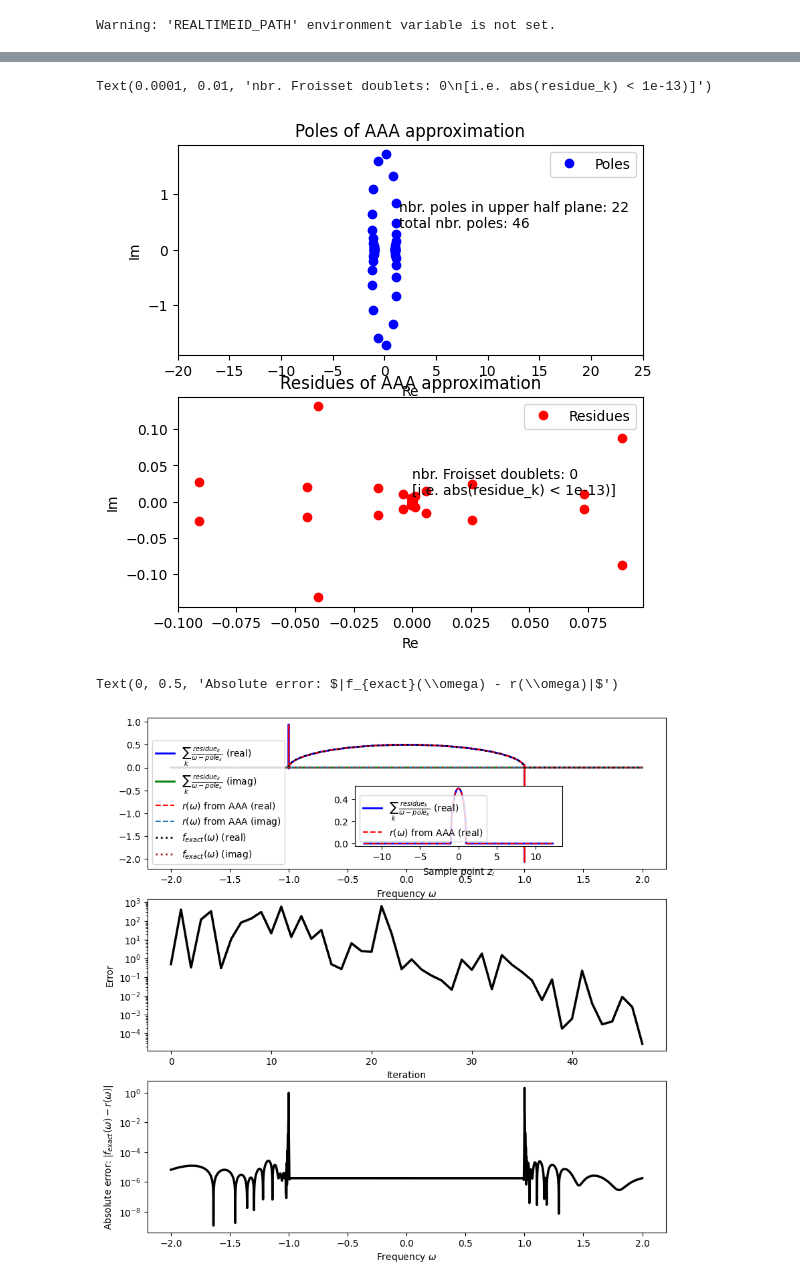
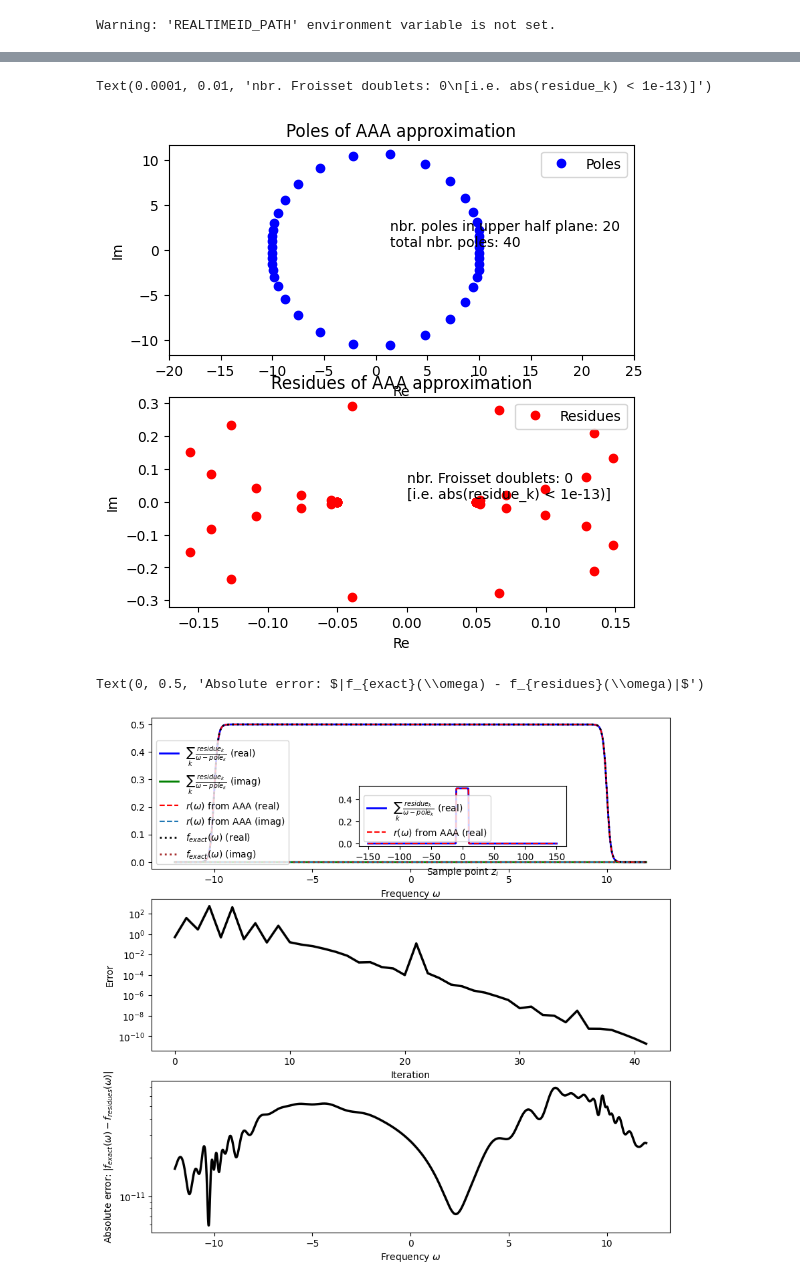
Before and after one commit to jthoenniss/RealTimeID, a Jupyter notebook: notebooks/aaa.ipynb, the cells around one changed output, grey strips where cells are left out. Drawn from its saved outputs; the diff is of its cells as text; code cells hidden in the pictures.

```diff
--- a/notebooks/aaa.ipynb
+++ b/notebooks/aaa.ipynb
@@ -25,11 +25,11 @@ Warning: 'REALTIMEID_PATH' environment variable is not set.
 
     return result"""
 
-spec_dens = lambda x: spec_dens_semi_circle(x) # semi circle spectral density that is nonzero in the interval [-1,1]
+spec_dens = lambda x: spec_dens_semi_circle(x, half_width=10) * spec_dens_gapless(x, cutoff_lower=-10, cutoff_upper=10) # semi circle spectral density that is nonzero in the interval [-1,1]
 
 
 #set parameters
-params = KernelParams(spec_dens = spec_dens, n = 4263, m = 500, N_max = 5000, delta_t = 0.1, h = 0.005011872336272, beta = 0, phi = 0)
+params = KernelParams(spec_dens = spec_dens, n = 4263, m = 1000, N_max = 5000, delta_t = 0.1, h = 0.005011872336272, beta = 0, phi = 0)
 
 
 
@@ -97,7 +97,7 @@ Text(0, 0.5, 'Spectral Density')
 # r, errors = aaa(Z = Z, F = F, return_errors=True)
 # r = cleanup(r, Z, F)
 
-AAA_kernel = AAAKernel(**params.params, tol = 1.e-4)
+AAA_kernel = AAAKernel(**params.params, tol = 1.e-10)
 AAA_kernel.remove_Froissart()
 r, errors = AAA_kernel.r_particle, AAA_kernel.errors_particle
 
@@ -166,7 +166,7 @@ nbr_doublets = np.sum(np.abs(abs(residues)) < 1e-10)
 axs[1].text(.0001,.01, 'nbr. Froisset doublets: ' + str(nbr_doublets) + '\n' + '[i.e. abs(residue_k) < 1e-13)]')
 # %% [output]
 Text(0.0001, 0.01, 'nbr. Froisset doublets: 0\n[i.e. abs(residue_k) < 1e-13)]')
-[figure, old version]
+[figure, new version]
 # %%
 #check that sum over residues divided by poles gives r(z)
 
@@ -174,7 +174,7 @@ Text(0.0001, 0.01, 'nbr. Froisset doublets: 0\n[i.e. abs(residue_k) < 1e-13)]')
 r_check = lambda x: np.sum([res / (x - pole) for res, pole in zip(residues, poles)])
 
 #range in which we want to plot the function
-x_range = np.linspace(-2,2,10000)
+x_range = np.linspace(-12,12,10000)
 
 #evaluate r_check(x) for each x in x_range
 vals_residues = np.array([r_check(x) for x in x_range])
@@ -191,33 +191,33 @@ fig, axs = plt.subplots(3, 1, figsize=(10, 10))
 axs[0].plot(x_range, vals_residues.real, label = r'$\sum_k \,\frac{residue_k }{ \omega - pole_k}$' + ' (real)' , linewidth = 2, color = "blue")
 axs[0].plot(x_range, vals_residues.imag, label = r'$\sum_k \,\frac{residue_k }{ \omega - pole_k}$' + ' (imag)' , linewidth = 2, color = "green")
 axs[0].plot(x_range, vals_rational.real, label = r'$r(\omega)$' + ' from AAA (real)' , linestyle = '--', color = "red")
 axs[0].plot(x_range, vals_rational.imag, label = r'$r(\omega)$' + ' from AAA (imag)' , linestyle = '--')
 axs[0].plot(x_range, vals_exact.real, label = r'$f_{exact}(\omega)$' + ' (real)' , linestyle = 'dotted', linewidth = 2, color = "black")
 axs[0].plot(x_range, vals_exact.imag, label = r'$f_{exact}(\omega)$' + ' (imag)' , linestyle = 'dotted', linewidth = 2, color = "brown")
 axs[0].legend(loc = "lower left")
 axs[0].set_xlabel('Frequency ' + r'$\omega$')
 
 #make inset plot
 axins = axs[0].inset_axes([0.4, 0.15, 0.4, 0.4])
 axins.plot(Z, np.array([r_check(z) for z in Z]).real, label = r'$\sum_k \,\frac{residue_k }{ \omega - pole_k}$' + ' (real)' , linewidth = 2, color = "blue")
 axins.plot(Z, r(Z).real, label = r'$r(\omega)$' + ' from AAA (real)' , linestyle = '--', color = "red")
 axins.legend()
 axins.set_xlabel('Sample point ' + r'$z_i$')
 
 
 #plot the error as function of iteration
 axs[1].plot(errors, label = 'Error', linewidth = 2.5, color = 'black')
 axs[1].set_yscale('log')
 axs[1].set_xlabel('Iteration')
 axs[1].set_ylabel('Error')
 
 
 
 #plot the absolute error between the exact function and the rational approximation
 axs[2].plot(x_range, np.abs(vals_exact - vals_residues), label = 'Absolute error', linewidth = 2.5, color = 'black')
 axs[2].set_yscale('log')
 axs[2].set_xlabel('Frequency ' + r'$\omega$')
-axs[2].set_ylabel('Absolute error: ' + r'$|f_{exact}(\omega) - r(\omega)|$')
+axs[2].set_ylabel('Absolute error: ' + r'$|f_{exact}(\omega) - f_{residues}(\omega)|$')
 # %% [output]
-Text(0, 0.5, 'Absolute error: $|f_{exact}(\\omega) - r(\\omega)|$')
+Text(0, 0.5, 'Absolute error: $|f_{exact}(\\omega) - f_{residues}(\\omega)|$')
-[figure, old version]
+[figure, new version]
```
Also changed, not shown: parts of 6 cells of this notebook, 9 other files.
